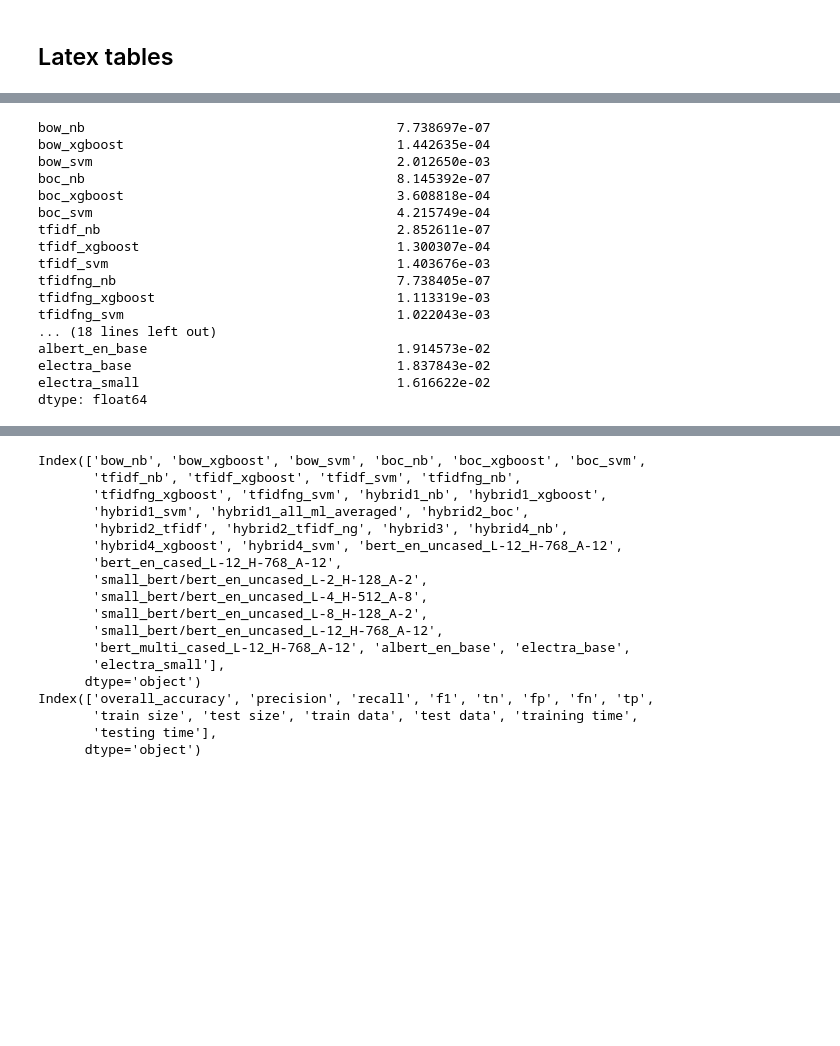
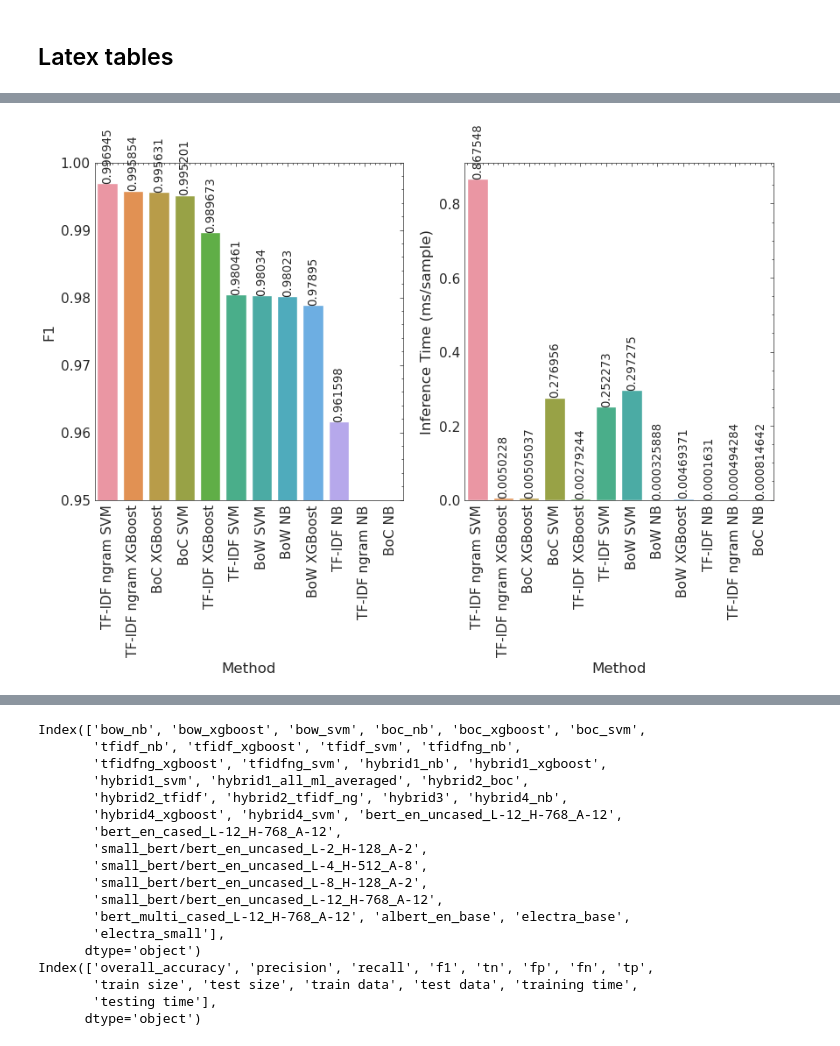
Before and after one commit to gdrlab/cascaded-sqli-detection, a Jupyter notebook: utils/Demonstrate_test_results.ipynb, the cells around one changed output, grey strips where cells are left out. Drawn from its saved outputs; the diff is of its cells as text; code cells hidden in the pictures; blank space fills up the shorter version.

```diff
--- a/utils/Demonstrate_test_results.ipynb
+++ b/utils/Demonstrate_test_results.ipynb
@@ -149,8 +160,9 @@ def rename_table_labels(df_bad_labeled):
         "test size":"Test Size",
         "train data":"Train Data",
         "test data":"Test Data",
-        "training time":"Training Time",
-        "testing time":"Inference Time"
+        "training time":"Training Time (ms)",
+        "testing time":"Inference Time (ms)",
+        "log(f1/s)":"F1 Efficiency"
         }
     index_mapper = {
         "bow_nb": "BoW NB",
@@ -191,9 +203,15 @@ def rename_table_labels(df_bad_labeled):
     return df_new_labeled
 # %% [markdown]
 ## Latex Figures
+# %%
+import scienceplots
+plt.style.use(['science','no-latex','ieee'])
 # %% [markdown]
 ## Latex tables
 # %%
 import pathlib
-table_folder=Path(r"C:\Users\3057550\OneDrive - Queen's University Belfast\ECIT\Research\AI_Cybersecurity\Teams Files\Papers\In preparation\NLP for SQLi detection\latex\hybrid_nlp_journal\Tables")
+latex_dir = Path(r"C:\Users\3057550\OneDrive - Queen's University Belfast\ECIT\Research\AI_Cybersecurity\Teams Files\Papers\In preparation\NLP for SQLi detection\latex\hybrid_nlp_journal")
+table_folder= latex_dir / "Tables"
+figure_folder= latex_dir / "Figures"
 assert (table_folder.is_dir()), "No such folder"
+assert (figure_folder.is_dir()), "No such folder"
@@ -245,31 +263,43 @@ df_small = rename_table_labels(df_small)
 
 s = process_style_to_my_latex_format(df_small)
 
-# s.to_latex(buf=out_file_name,
-#     column_format="lrrrrrr", position="ht", position_float="centering",
-#     hrules=True, label=f"tab:{table_name}", caption=caption)
+s = s.highlight_max(props='textbf:--rwrap;', subset=s.columns[1:-2])
+s = s.highlight_min(props='textbf:--rwrap;', subset=s.columns[-2:])
+
+s.to_latex(buf=out_file_name,
+    column_format="lrrrrrr", position="htbp", position_float="centering",
+    hrules=True, label=f"tab:{table_name}", caption=caption)
 
 # print(s.to_latex(
 #     column_format="lrrrrrr", position="ht", position_float="centering",
 #     hrules=True, label=f"table:{table_name}", caption=caption)
 # )
-df.loc[:,"training time"] / df.loc[:,"train size"]
+#df.loc[:,"training time"] / df.loc[:,"train size"]
 #(df.loc[:,["training time", "testing time"]]*1000).div(df.loc[:,["train size", "test size"]])
-# %% [output]
-bow_nb                                        7.738697e-07
-bow_xgboost                                   1.442635e-04
-bow_svm                                       2.012650e-03
-boc_nb                                        8.145392e-07
-boc_xgboost                                   3.608818e-04
-boc_svm                                       4.215749e-04
-tfidf_nb                                      2.852611e-07
-tfidf_xgboost                                 1.300307e-04
-tfidf_svm                                     1.403676e-03
-tfidfng_nb                                    7.738405e-07
-tfidfng_xgboost                               1.113319e-03
-tfidfng_svm                                   1.022043e-03
-... (18 lines left out)
-albert_en_base                                1.914573e-02
-electra_base                                  1.837843e-02
-electra_small                                 1.616622e-02
-dtype: float64
+# %%
+# Figure of Table Single NLP
+current_figure_name = 'single_nlp_f1_vs_time.png'
+plt.style.use(['science','no-latex','ieee'])
+plt.rcParams.update({'figure.dpi': '100'})
+fig, axes = plt.subplots(1, 2, figsize=(10,5))
+
+metric = 'F1'
+df_sorted = df_small.sort_values(metric,ascending=False).reset_index()
+ax = sns.barplot(data=df_sorted,x="Method", y=metric, ax=axes[0])
+ax.tick_params(axis='x', rotation=90)
+ax.set(ylim=(0.95, 1))
+for i in ax.containers:
+    ax.bar_label(i,rotation=90, fontsize='large')
+
+metric = 'Inference Time (ms)'
+#df_sorted = df.sort_values('f1',ascending=False).reset_index()
+ax = sns.barplot(data=df_sorted,x="Method", y=metric, ax=axes[1])
+ax.tick_params(axis='x', rotation=90)
+ax.set_ylabel('Inference Time (ms/sample)')
+#ax.set(ylim=(0.95, 1))
+for i in ax.containers:
+    ax.bar_label(i,rotation=90,fontsize='large')
+
+ax.get_figure().savefig(figure_folder / current_figure_name)
+# %% [output]
+[figure, added]
```
Also changed, not shown: parts of 12 cells of this notebook, 1 other file.
